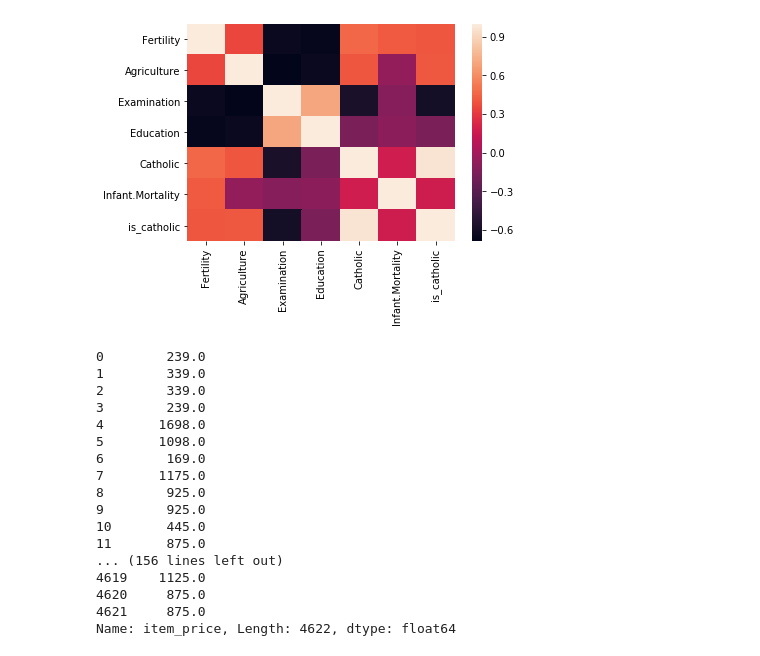
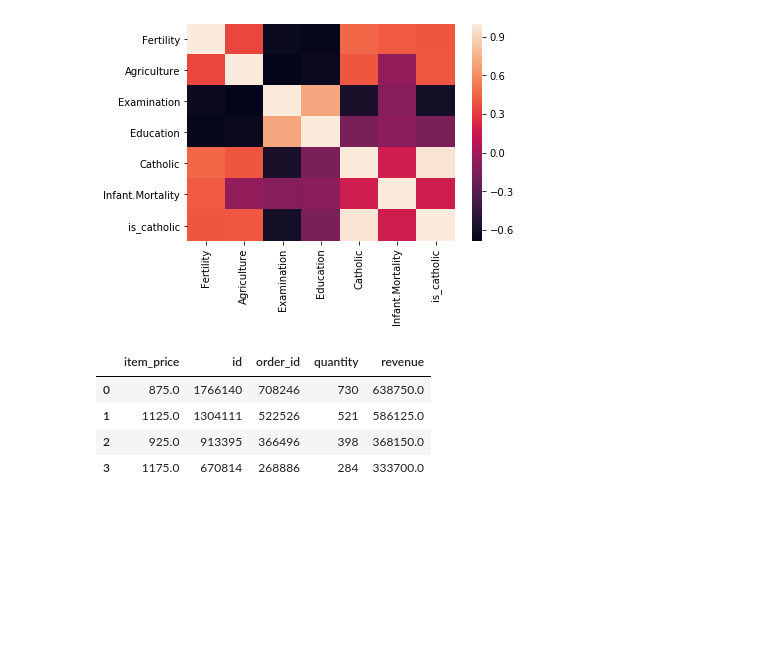
Before and after one commit to cari-holmes/python-exercises, a Jupyter notebook: 4.9_seaborn_exercises.ipynb, the cells around one changed output. Cells and saved outputs as stored; diff of their text form; code cells hidden in the pictures; blank space fills up the shorter version.

```diff
--- a/4.9_seaborn_exercises.ipynb
+++ b/4.9_seaborn_exercises.ipynb
@@ -124,38 +111,30 @@ sns.heatmap(swiss.corr())
 # %%
 #4. Using the chipotle dataset from the previous exercise, create a bar chart that shows the 4 most popular items and the revenue produced by each.
 from env import host, user, password
 
 def get_db_url(host, user, password, database_name):
     url = f'mysql+pymysql://{user}:{password}@{host}/{database_name}'
     return url
 
 database_name = "chipotle"
 url = get_db_url(host, user, password, database_name)
 query = """SELECT * FROM orders"""
 chipotle = pd.read_sql(query, url)
 
-#cleaning up the column 'item_price'
-item_price = chipotle['item_price']
-n_item_price = item_price.str.replace('$', '').str.replace('.','')
-n_item_price
+# clean item_price in order to use .agg on it
+# revenue
+# groupby item_price and sum the multiple prices, then sort by revenue for top 4
+# reset index in order to make the grouped item_price a column
 
-new_price = n_item_price.astype(float)
-new_price
+chipotle['item_price'] = item_price.str.replace('$','').str.replace('.','').astype(float)
+chipotle['revenue'] = chipotle['item_price'] * chipotle['quantity']
+new_chipotle = chipotle.groupby('item_price').agg('sum').sort_values(by='revenue', ascending=False).head(4)
+new_chipotle.reset_index()
+
+#sns.barplot(data=new_chipotle, y='revenue', x='new_chipotle')
 # %% [output]
-0        239.0
-1        339.0
-2        339.0
-3        239.0
-4       1698.0
-5       1098.0
-6        169.0
-7       1175.0
-8        925.0
-9        925.0
-10       445.0
-11       875.0
-... (156 lines left out)
-4619    1125.0
-4620     875.0
-4621     875.0
-Name: item_price, Length: 4622, dtype: float64
+|  | item_price | id | order_id | quantity | revenue |
+| 0 | 875.0 | 1766140 | 708246 | 730 | 638750.0 |
+| 1 | 1125.0 | 1304111 | 522526 | 521 | 586125.0 |
+| 2 | 925.0 | 913395 | 366496 | 398 | 368150.0 |
+| 3 | 1175.0 | 670814 | 268886 | 284 | 333700.0 |
```
Also changed, not shown: parts of 7 cells of this notebook.
